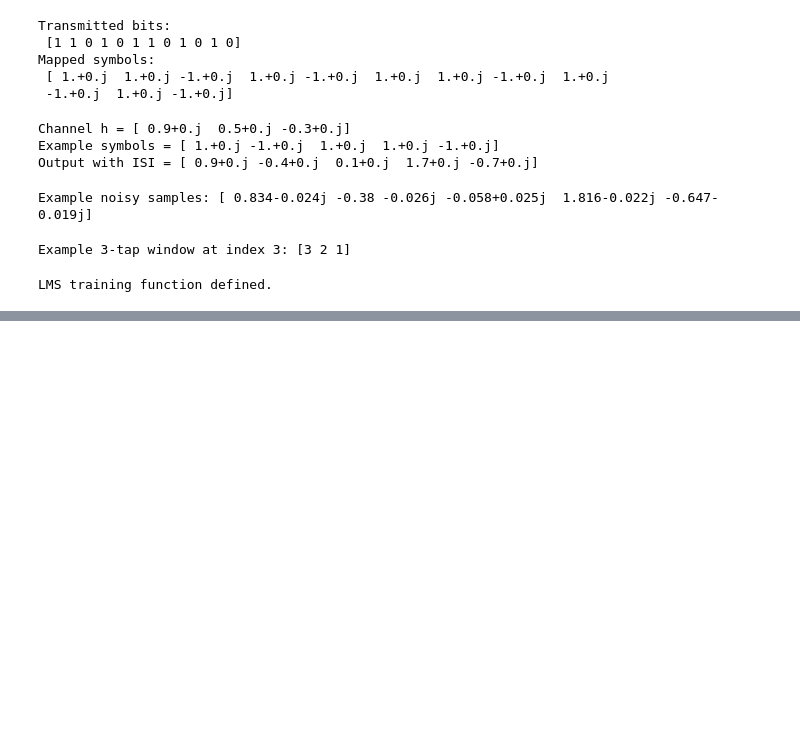
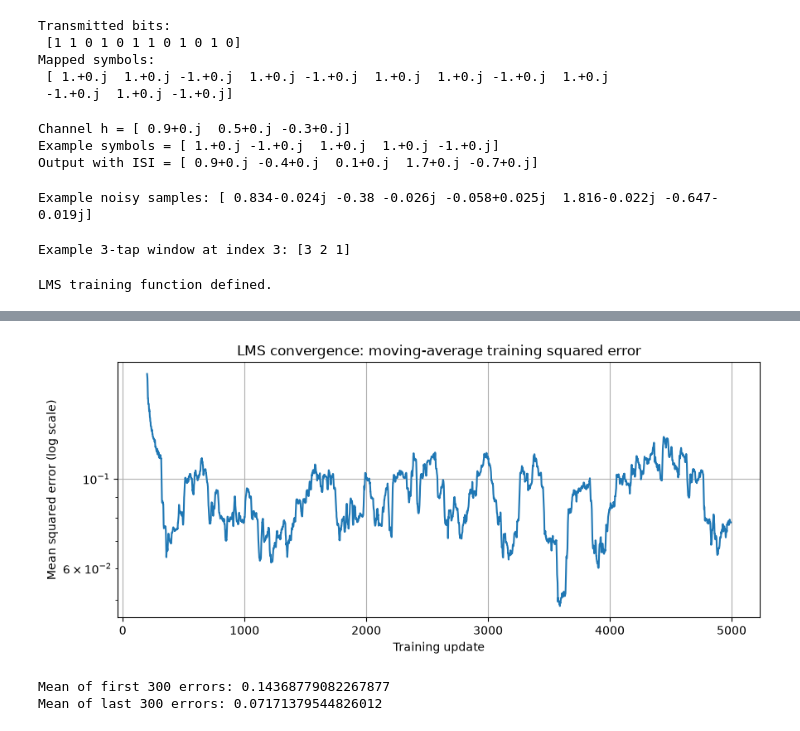
Before and after one commit to R1999T/cmsp_lms_project, a Jupyter notebook: LMS.ipynb, the cells around one changed output, grey strips where cells are left out. Saved outputs shown, nothing was run; the diff lists cells and outputs as text; code cells hidden in the pictures; blank space fills up the shorter version.

```diff
--- a/LMS.ipynb
+++ b/LMS.ipynb
@@ -109,3 +109,25 @@ def train_lms(received, transmitted, train_symbols, taps, delay, mu):
 print("LMS training function defined.")
 # %% [output]
 LMS training function defined.
+# %%
+def decide_symbols(values, modulation):
+    signs_re = np.where(np.real(values) >= 0, 1, -1)
+    if modulation == "BPSK":
+        return signs_re.astype(complex)
+    if modulation == "QPSK":
+        signs_im = np.where(np.imag(values) >= 0, 1, -1)
+        return (signs_re + 1j * signs_im) / np.sqrt(2)
+    raise ValueError("Unsupported modulation")
+
+def bits_from_symbols(symbols, modulation):
+    re = (np.real(symbols) >= 0).astype(np.int8)
+    if modulation == "BPSK":
+        return re
+    return np.column_stack([re, (np.imag(symbols) >= 0).astype(np.int8)])
+
+def ber_from_symbols(reference, estimates, modulation):
+    a = bits_from_symbols(reference, modulation)
+    b = bits_from_symbols(decide_symbols(estimates, modulation), modulation)
+    return np.count_nonzero(a != b) / a.size
+
+print("Decision functions defined.")
@@ -111,0 +186,15 @@ LMS training function defined.
+# %%
+loss = result["mse_history"]
+window = min(200, max(1, len(loss) // 10))
+smoothed = np.convolve(loss, np.ones(window)/window, mode="valid")
+fig, ax = plt.subplots()
+ax.semilogy(np.arange(len(smoothed)) + window, np.maximum(smoothed, 1e-9))
+ax.set(title="LMS convergence: moving-average training squared error",
+       xlabel="Training update", ylabel="Mean squared error (log scale)")
+plt.show()
+print("Mean of first 300 errors:", np.mean(loss[:300]))
+print("Mean of last 300 errors:", np.mean(loss[-300:]))
+# %% [output]
+[figure, added]
+Mean of first 300 errors: 0.14368779082267877
+Mean of last 300 errors: 0.07171379544826012
```
Also changed, not shown: parts of 6 cells of this notebook.
